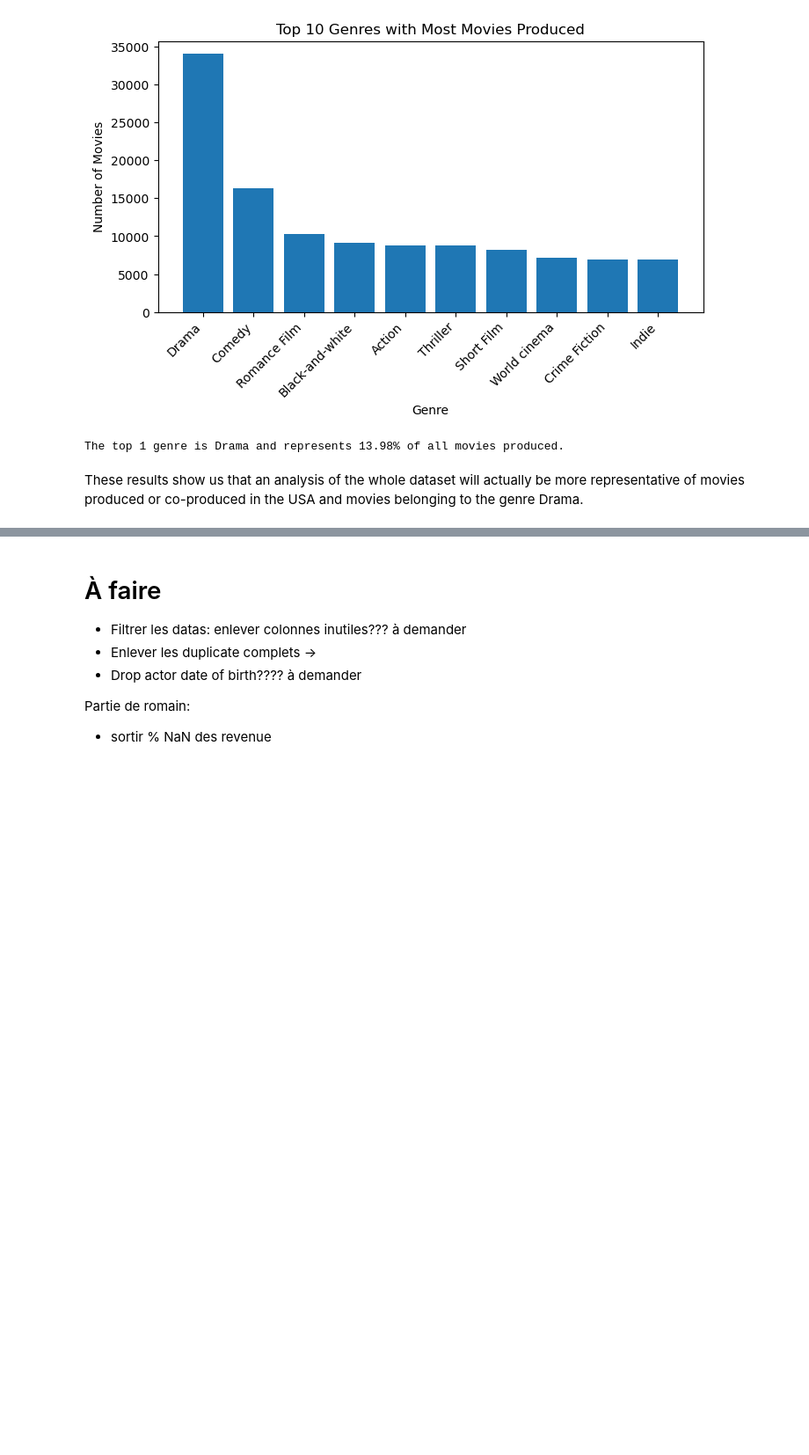
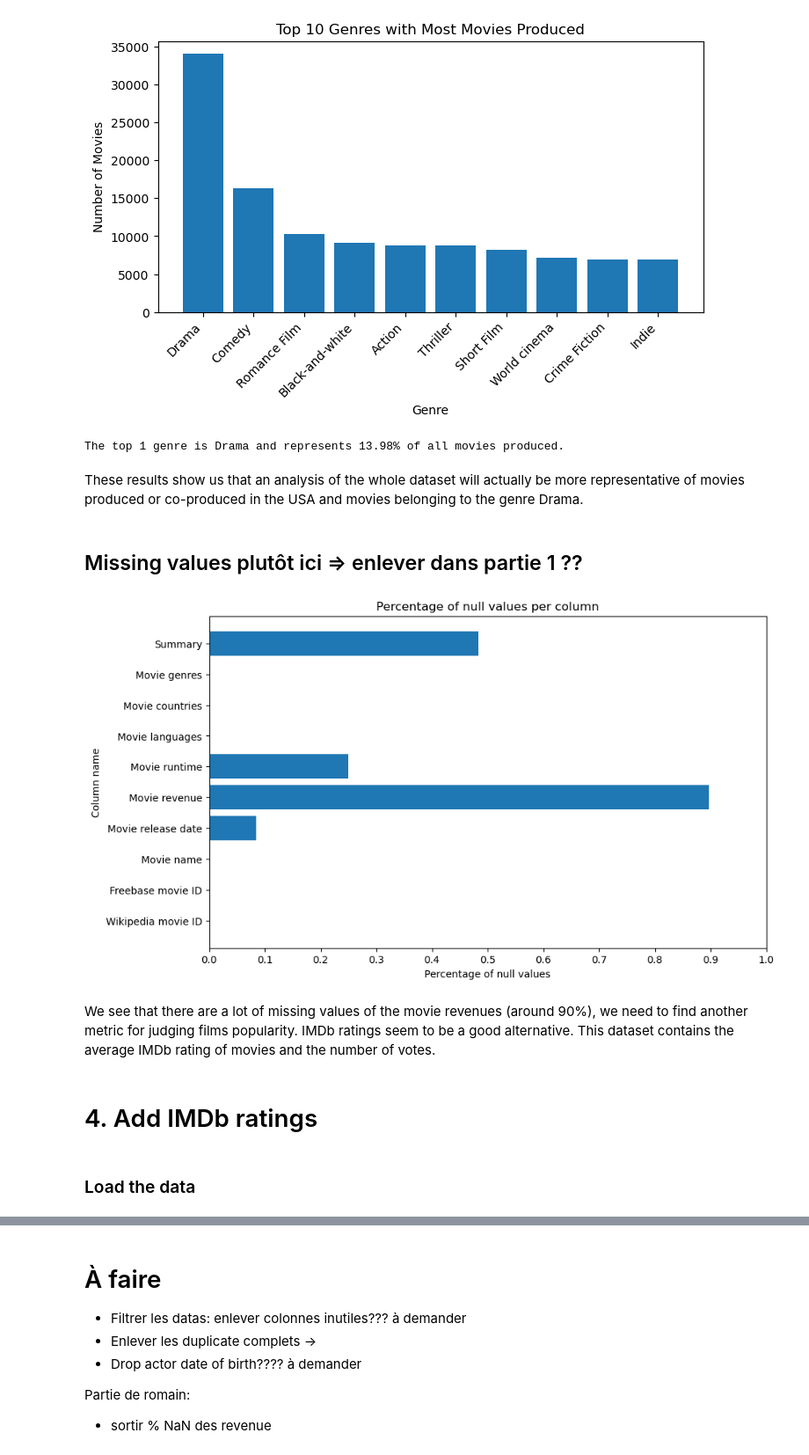
Before and after one commit to epfl-ada/ada-2023-project-workingteam2023, a Jupyter notebook: exploration/main.ipynb, the cells around one changed output, grey strips where cells are left out. Shown at 88% size. Drawn from its saved outputs; the diff is of its cells as text; code cells hidden in the pictures; blank space fills up the shorter version.

Commit message:
add IMDB ratings

```diff
--- a/exploration/main.ipynb
+++ b/exploration/main.ipynb
@@ -434,3 +437,22 @@ print(f'The top 1 genre is {top_1_genre} and represents {percentage:.2f}% of all
 The top 1 genre is Drama and represents 13.98% of all movies produced.
 # %% [markdown]
 These results show us that an analysis of the whole dataset will actually be more representative of movies produced or co-produced in the USA and movies belonging to the genre Drama.
+# %% [markdown]
+## Missing values plutôt ici => enlever dans partie 1 ??
+# %%
+# plot the percentage of missing values for all columns in the all_movies dataframe
+plt.figure(figsize=(10, 6))
+plt.barh(all_movies_null.index, all_movies_null['Percentage of null values'])
+plt.xlabel('Percentage of null values')
+plt.ylabel('Column name')
+plt.xticks(ticks=np.arange(0, 1.1, 0.1))
+plt.title('Percentage of null values per column')
+plt.show()
+# %% [output]
+[figure, added]
+# %% [markdown]
+We see that there are a lot of missing values of the movie revenues (around 90%), we need to find another metric for judging films popularity. IMDb ratings seem to be a good alternative. This dataset contains the average IMDb rating of movies and the number of votes.
+# %% [markdown]
+# 4. Add IMDb ratings
+# %% [markdown]
+### Load the data
```
Also changed, not shown: parts of 21 cells of this notebook, 3 other files.
